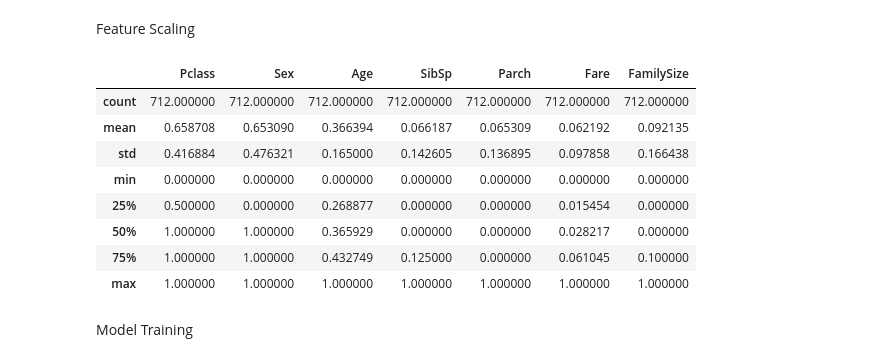
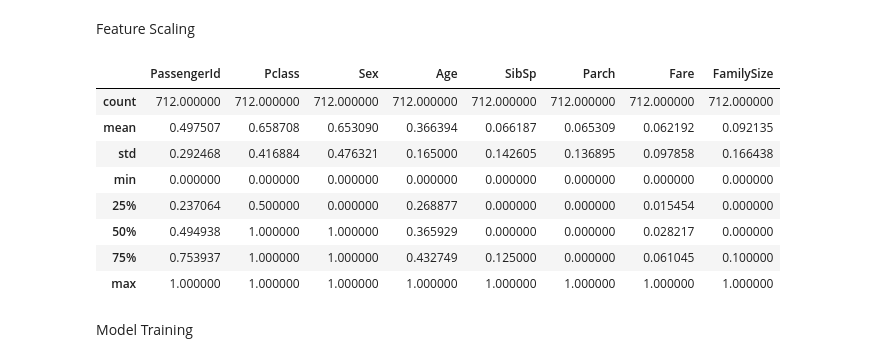
Before and after one commit to RarangoH/titanicKaggle, a Jupyter notebook: LogisticIntents.ipynb, the cells around one changed output. Drawn from its saved outputs; the diff is of its cells as text; code cells hidden in the pictures.

```diff
--- a/LogisticIntents.ipynb
+++ b/LogisticIntents.ipynb
@@ -140,8 +142,8 @@ Percentage Age: % 19.865319865319865 Percentage Cabin: % 77.10437710437711
 # %%
 df.drop('Embarked', axis= 1, inplace=True)
 df.drop('Name', axis= 1, inplace=True)
-df.drop('PassengerId', axis= 1, inplace=True)
+# df.drop('PassengerId', axis= 1, inplace=True)
 
 dtest.drop('Embarked', axis= 1, inplace=True)
 dtest.drop('Name', axis= 1, inplace=True)
-dtest.drop('PassengerId', axis= 1, inplace=True)
+# dtest.drop('PassengerId', axis= 1, inplace=True)
@@ -284,4 +348,4 @@ Split data into separate training and test set
 
 from sklearn.model_selection import train_test_split
 
-X_train, X_val, y_train, y_val = train_test_split(X, y, test_size = 0.2, random_state = 0)
+X_train, X_test, y_train, y_test = train_test_split(X, y, test_size = 0.2, random_state = 0)
@@ -290,29 +370,29 @@ Feature Scaling
 # %%
 cols = X_train.columns
 
 from sklearn.preprocessing import MinMaxScaler
 
 scaler = MinMaxScaler()
 
 X_train = scaler.fit_transform(X_train)
 
-X_test = scaler.transform(X_val)
+X_test = scaler.transform(X_test)
 
 X_train = pd.DataFrame(X_train, columns=[cols])
 
 X_test = pd.DataFrame(X_test, columns=[cols])
 
 X_train.describe()
 # %% [output]
-|  | Pclass | Sex | Age | SibSp | Parch | Fare | FamilySize |
-| count | 712.000000 | 712.000000 | 712.000000 | 712.000000 | 712.000000 | 712.000000 | 712.000000 |
-| mean | 0.658708 | 0.653090 | 0.366394 | 0.066187 | 0.065309 | 0.062192 | 0.092135 |
-| std | 0.416884 | 0.476321 | 0.165000 | 0.142605 | 0.136895 | 0.097858 | 0.166438 |
-| min | 0.000000 | 0.000000 | 0.000000 | 0.000000 | 0.000000 | 0.000000 | 0.000000 |
-| 25% | 0.500000 | 0.000000 | 0.268877 | 0.000000 | 0.000000 | 0.015454 | 0.000000 |
-| 50% | 1.000000 | 1.000000 | 0.365929 | 0.000000 | 0.000000 | 0.028217 | 0.000000 |
-| 75% | 1.000000 | 1.000000 | 0.432749 | 0.125000 | 0.000000 | 0.061045 | 0.100000 |
-| max | 1.000000 | 1.000000 | 1.000000 | 1.000000 | 1.000000 | 1.000000 | 1.000000 |
+|  | PassengerId | Pclass | Sex | Age | SibSp | Parch | Fare | FamilySize |
+| count | 712.000000 | 712.000000 | 712.000000 | 712.000000 | 712.000000 | 712.000000 | 712.000000 | 712.000000 |
+| mean | 0.497507 | 0.658708 | 0.653090 | 0.366394 | 0.066187 | 0.065309 | 0.062192 | 0.092135 |
+| std | 0.292468 | 0.416884 | 0.476321 | 0.165000 | 0.142605 | 0.136895 | 0.097858 | 0.166438 |
+| min | 0.000000 | 0.000000 | 0.000000 | 0.000000 | 0.000000 | 0.000000 | 0.000000 | 0.000000 |
+| 25% | 0.237064 | 0.500000 | 0.000000 | 0.268877 | 0.000000 | 0.000000 | 0.015454 | 0.000000 |
+| 50% | 0.494938 | 1.000000 | 1.000000 | 0.365929 | 0.000000 | 0.000000 | 0.028217 | 0.000000 |
+| 75% | 0.753937 | 1.000000 | 1.000000 | 0.432749 | 0.125000 | 0.000000 | 0.061045 | 0.100000 |
+| max | 1.000000 | 1.000000 | 1.000000 | 1.000000 | 1.000000 | 1.000000 | 1.000000 | 1.000000 |
 # %% [markdown]
 Model Training
 # %%
```
Also changed, not shown: parts of 22 cells of this notebook, 3 other files.
